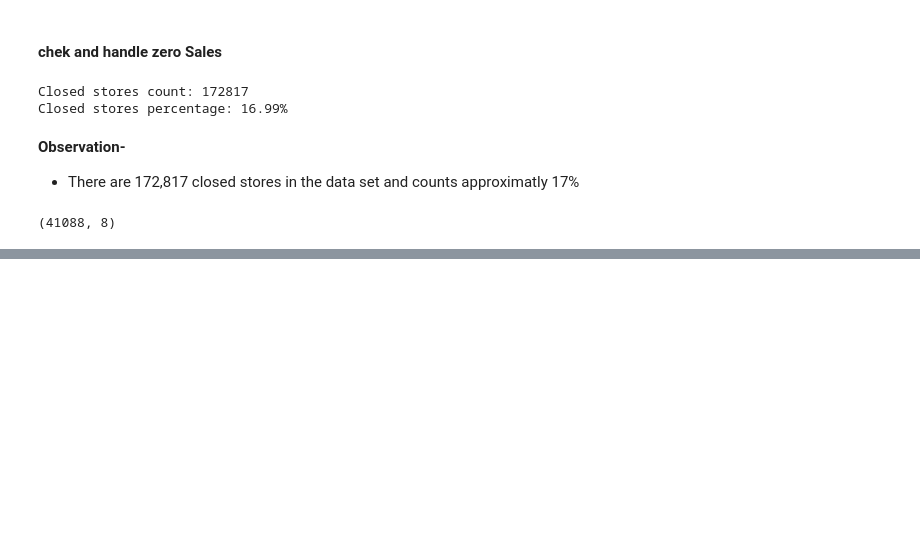
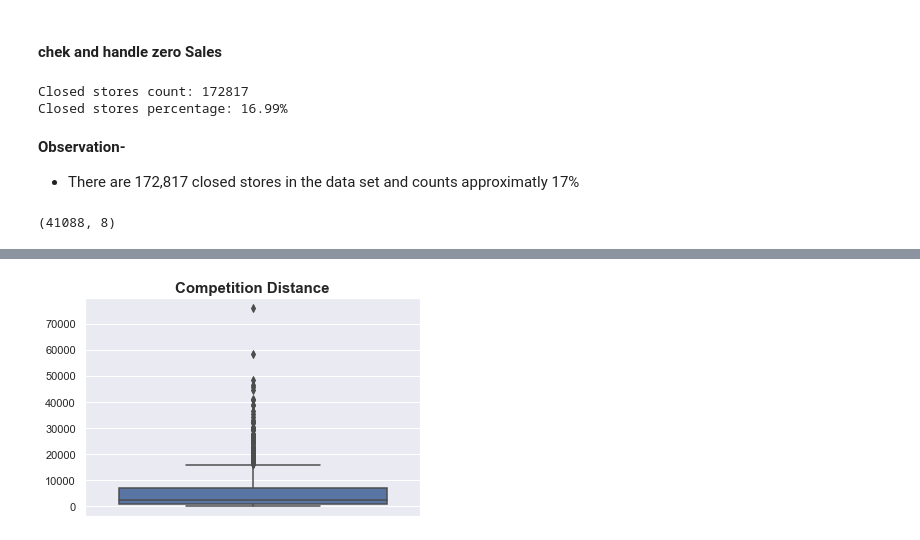
Before and after one commit to tamilselvanarjun/pharma_sales_pridiction, a Jupyter notebook: notebooks/EDA.ipynb, the cells around one changed output, grey strips where cells are left out. Saved outputs shown, nothing was run; the diff lists cells and outputs as text; code cells hidden in the pictures; blank space fills up the shorter version.

```diff
--- a/notebooks/EDA.ipynb
+++ b/notebooks/EDA.ipynb
@@ -370,0 +395,7 @@ closed_store_count
+# %%
+#using seaborne plotter
+sbp =  VisSeaborn()
+# %%
+sbp.boxplot(stored_df, ['CompetitionDistance'], 'Competition Distance', figsize=(6, 4))
+# %% [output]
+[figure, added]
```
Also changed, not shown: parts of 10 cells of this notebook.
